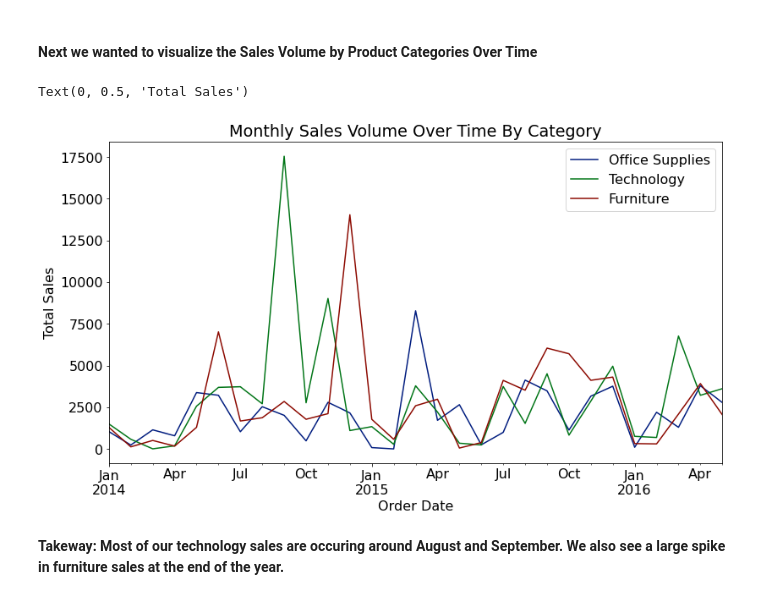
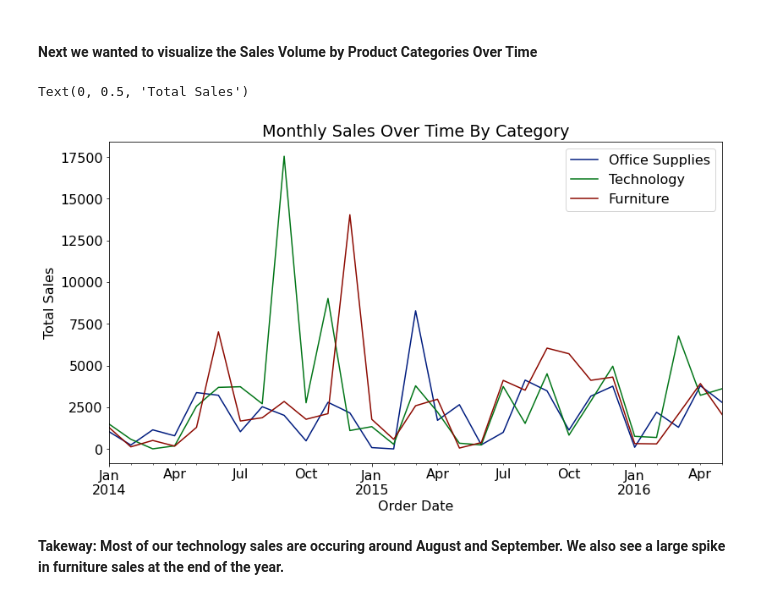
Before and after one commit to Kristofer-Rivera-and-Oliver-Ton/time_series_project, a Jupyter notebook: superstore_final.ipynb, the cells around one changed output. Cells and saved outputs as stored; diff of their text form; code cells hidden in the pictures.

```diff
--- a/superstore_final.ipynb
+++ b/superstore_final.ipynb
@@ -114,16 +114,16 @@ sns.barplot(x='category', y='sales', data= train, ci=None)
 # %% [markdown]
 #### Next we wanted to visualize the Sales Volume by Product Categories Over Time
 # %%
-#Better graph
+#Ploting sales by category
 for c in train.category.unique():
     sample = train[train.category == c]
     sample.resample('M').sales.sum().plot(label=c)
     plt.legend()
-plt.title("Monthly Sales Volume Over Time By Category")
+plt.title("Monthly Sales Over Time By Category")
 plt.ylabel("Total Sales")
 # %% [output]
 Text(0, 0.5, 'Total Sales')
-[figure, old version]
+[figure, new version]
 # %% [markdown]
 **Takeway: Most of our technology sales are occuring around August and September. We also see a large spike in furniture sales at the end of the year.**
 # %% [markdown]
```
